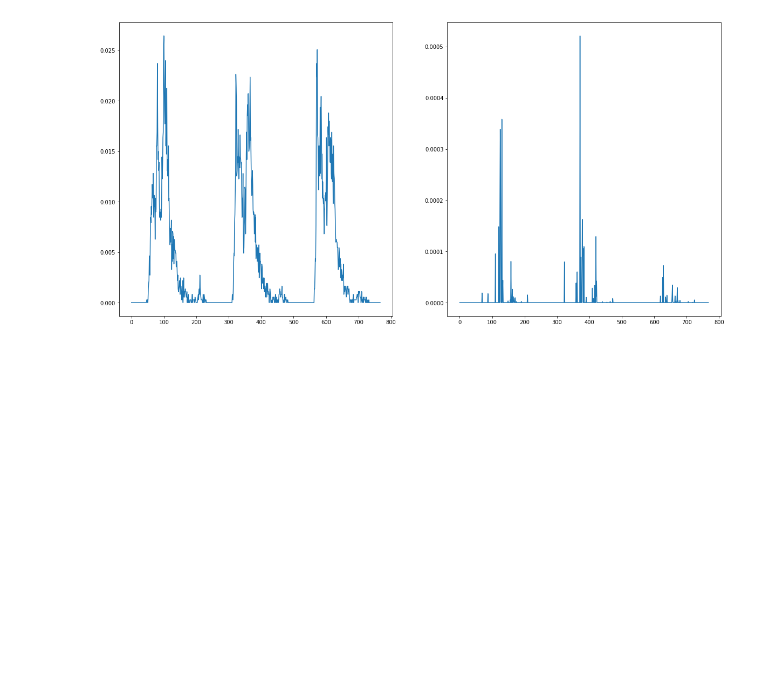
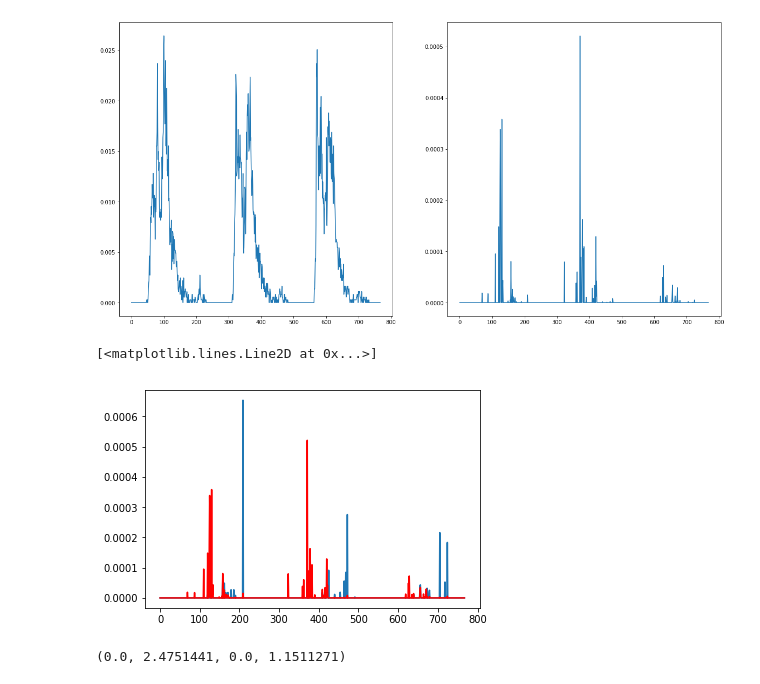
Before and after one commit to thinkpractice/DeepSolaris, a Jupyter notebook: AnalyzeHistograms.ipynb, the cells around one changed output. Saved outputs shown, nothing was run; the diff lists cells and outputs as text; code cells hidden in the pictures; blank space fills up the shorter version.

```diff
--- a/AnalyzeHistograms.ipynb
+++ b/AnalyzeHistograms.ipynb
@@ -149,3 +149,9 @@ ax[1].plot(all_histograms[120] * clf.feature_importances_)
 # %% [output]
 [<matplotlib.lines.Line2D at 0x...>]
 [figure]
+# %%
+plt.plot(all_histograms[0] * clf.feature_importances_)
+plt.plot(all_histograms[120] * clf.feature_importances_, color='r')
+# %% [output]
+[<matplotlib.lines.Line2D at 0x...>]
+[figure, added]
@@ -151,0 +161,4 @@ ax[1].plot(all_histograms[120] * clf.feature_importances_)
+# %%
+positives_summed_hist.min(), positives_summed_hist.max(), negatives_summed_hist.min(), negatives_summed_hist.max()
+# %% [output]
+(0.0, 2.4751441, 0.0, 1.1511271)
```
Also changed, not shown: parts of 4 cells of this notebook.
